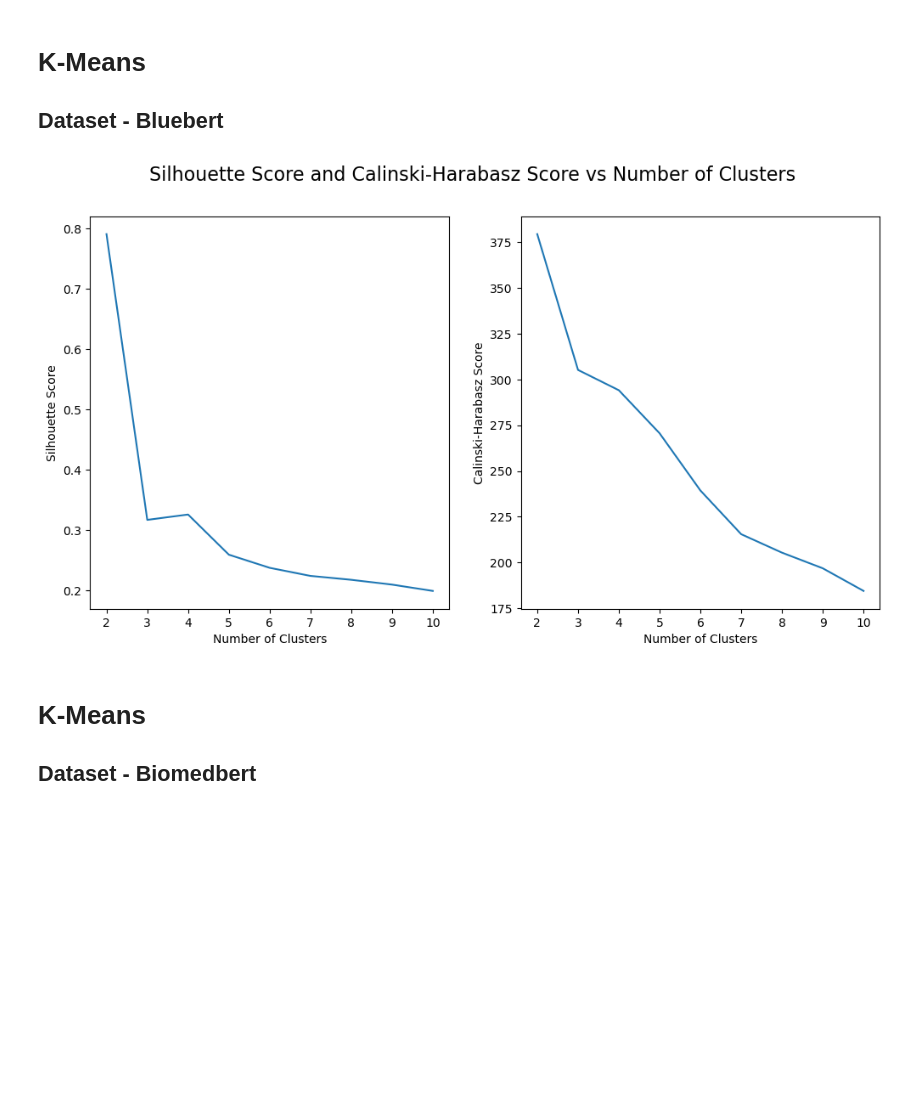
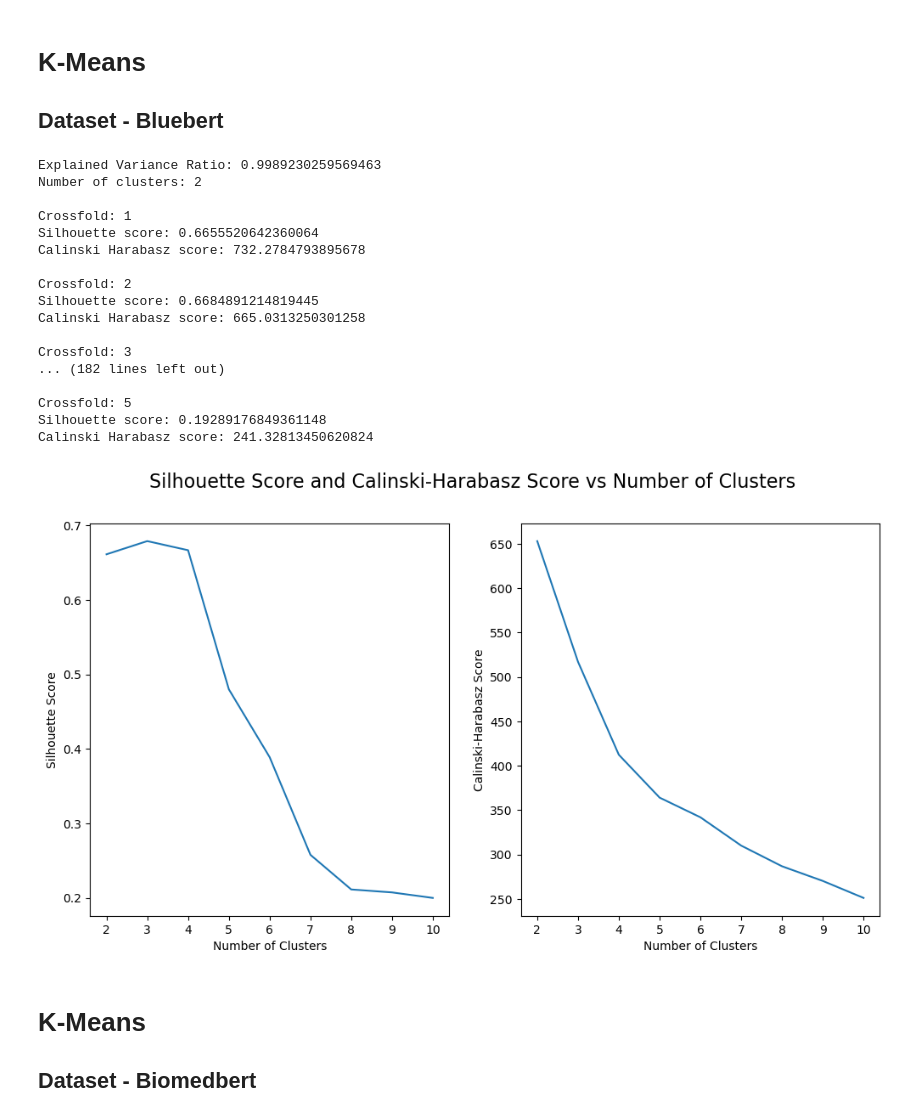
Before and after one commit to Bhanuteja917/ClusteringClinicalTrails, a Jupyter notebook: clustering.ipynb, the cells around one changed output. Saved outputs shown, nothing was run; the diff lists cells and outputs as text; code cells hidden in the pictures; blank space fills up the shorter version.

```diff
--- a/clustering.ipynb
+++ b/clustering.ipynb
@@ -245,3 +226,5 @@ NameError: name 'feature_matrix' is not defined
 feature_matrix_biomedbert = pd.read_csv(Path(r'./data/feature_matrix/feature_matrix_biomedbert.csv'))
 feature_matrix_bluebert = pd.read_csv(Path(r'./data/feature_matrix/feature_matrix_bluebert.csv'))
 feature_matrix_biobert = pd.read_csv(Path(r'./data/feature_matrix/feature_matrix_biobert.csv'))
+
+feature_matrix_blue_bert_conditions = pd.read_csv(Path(r'./data/feature_matrix/feature_matrix_bluebert-conditions.csv'))
@@ -349,7 +330,7 @@ def crossval(model, model_params, X, num=None, number_of_clusters_required=False
     kf = KFold(n_splits=5, shuffle=True, random_state=42)
     silhouette_scores = []
     calinski_harabasz_scores = []
-
+    i = 1
     for train_index, test_index in kf.split(X):
         X_train, X_test = X.iloc[train_index], X.iloc[test_index]
 
@@ -367,7 +348,10 @@ def crossval(model, model_params, X, num=None, number_of_clusters_required=False
         # Calculate silhouette score
         sil_score = silhouette_score(X_test, labels, metric='euclidean')
         cal_score = calinski_harabasz_score(X_test, labels)
-
+        print(f"Crossfold: {i}")
+        i +=1
+        print(f"Silhouette score: {sil_score}")
+        print(f"Calinski Harabasz score: {cal_score}\n")
         # Append results to the lists
         silhouette_scores.append(sil_score)
         calinski_harabasz_scores.append(cal_score)
@@ -376,17 +360,20 @@ def crossval(model, model_params, X, num=None, number_of_clusters_required=False
 # %%
 
 def train_model(clustering_model=None, model_params=None, dataset=None, number_of_clusters_required=False, clusterers=None):
-    X = dataset.drop(columns=['NCT ID'])
+
+    if 'NCT ID' in dataset.columns:
+        X = dataset.drop(columns=['NCT ID'])
+    else:
+        X = dataset.copy()
     model_name, model = get_clusterer(clusterers=clusterers, identifier=clustering_model)
 
     if number_of_clusters_required:
-
         average_silhouette_scores = []
         average_calinski_harabasz_scores = []
         number_of_clusters = range(2, 11)
 
         for num in number_of_clusters:
-
+            print(f"Number of clusters: {num}\n")
             silhouette_scores, calinski_harabasz_scores = crossval(model, model_params, X, num, number_of_clusters_required=True)
             mean_silhouette_score = np.mean(silhouette_scores)
             mean_calinski_harabasz_score = np.mean(calinski_harabasz_scores)
@@ -417,23 +404,48 @@ def train_model(clustering_model=None, model_params=None, dataset=None, number_o
 # K-Means
 ## Dataset - Bluebert
 # %%
+from sklearn.decomposition import PCA
+
 model_params = {
-    'init': 'k-means++',
-    'n_init': 1,
+    'init': 'random',
+    'n_init': 'auto',
     'max_iter': 300,
     'tol': 0.0001,
     'verbose': 0,
     'random_state': 42,
     'copy_x': True,
-    'algorithm': 'lloyd',
+    'algorithm': 'elkan',
 }
+
+pca = PCA(n_components=256)
+pca_bluebert = pca.fit_transform(feature_matrix_blue_bert_conditions.drop(columns=['NCT ID']))
+print(f"Explained Variance Ratio: {np.sum(pca.explained_variance_ratio_)}")
+
+
 kmeans = train_model(clustering_model='KMeans', \
             model_params=model_params, \
-            dataset=feature_matrix_bluebert, \
+            dataset=feature_matrix_blue_bert_conditions, \
             number_of_clusters_required=True, \
             clusterers=clusterers)
 # %% [output]
+Explained Variance Ratio: 0.9989230259569463
+Number of clusters: 2
+
+Crossfold: 1
+Silhouette score: 0.6655520642360064
+Calinski Harabasz score: 732.2784793895678
+
+Crossfold: 2
+Silhouette score: 0.6684891214819445
+Calinski Harabasz score: 665.0313250301258
+
+Crossfold: 3
+... (182 lines left out)
+
+Crossfold: 5
+Silhouette score: 0.19289176849361148
+Calinski Harabasz score: 241.32813450620824
-[figure, old version]
+[figure, new version]
 # %% [markdown]
 # K-Means
 ## Dataset - Biomedbert
```
Also changed, not shown: parts of 12 cells of this notebook, 1 other file.
